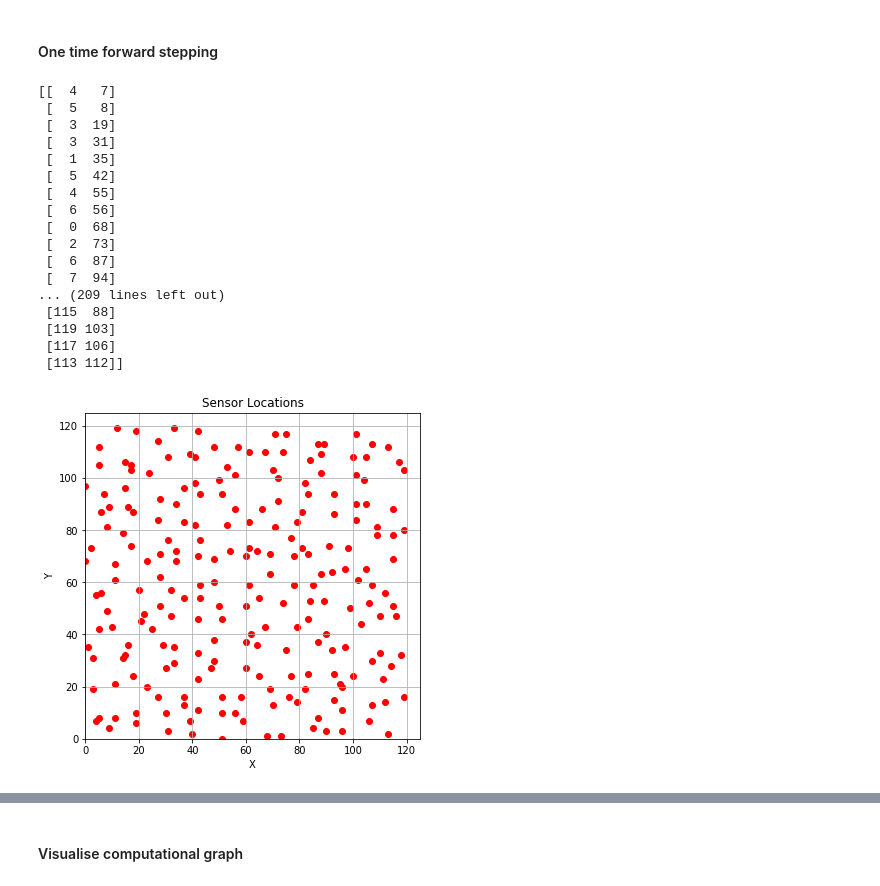
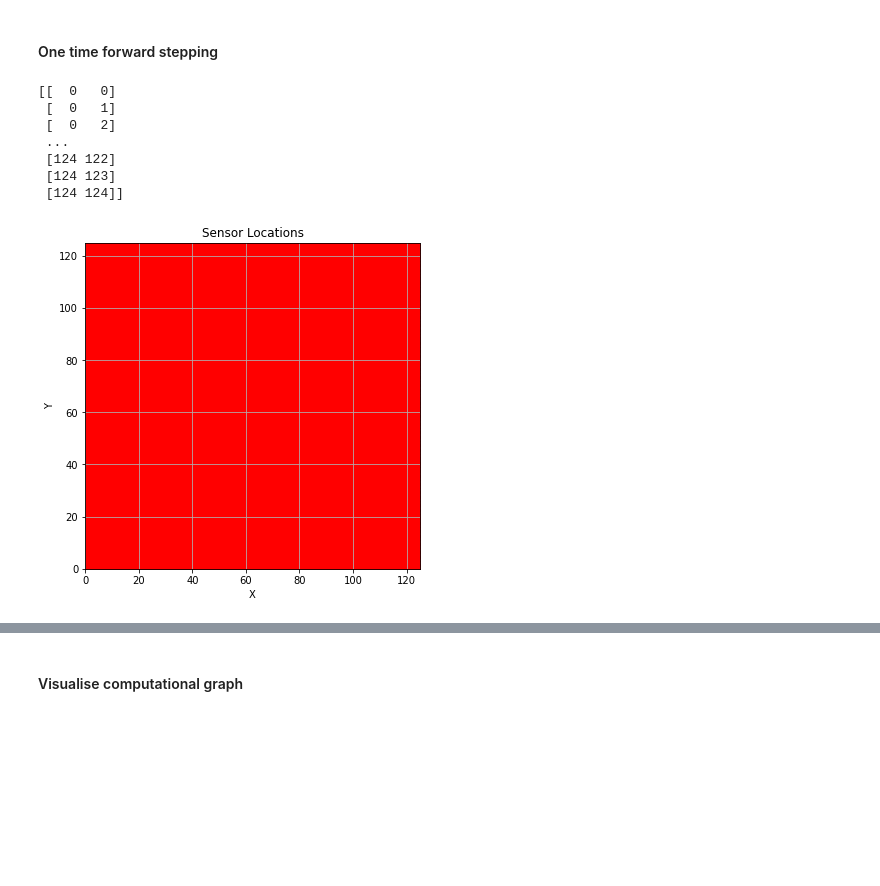
Before and after one commit to guodh321/AI4WaveEqn, a Jupyter notebook: 7_wave_eqn_MultiStepDA_Checkerboard.ipynb, the cells around one changed output, grey strips where cells are left out. Cells and saved outputs as stored; diff of their text form; code cells hidden in the pictures; blank space fills up the shorter version.

Commit message:
0403 update checkerboard

```diff
--- a/7_wave_eqn_MultiStepDA_Checkerboard.ipynb
+++ b/7_wave_eqn_MultiStepDA_Checkerboard.ipynb
@@ -454,3 +487,21 @@ plt.colorbar()  # Optionally, display a colorbar
 plt.show()
 # %% [output]
 [figure]
+# %%
+torch.manual_seed(0)  # Set the seed
+
+a = 0.5  # lower bound
+b = 3  # upper bound
+vec = a + (b - a) * torch.rand(5, requires_grad=True, dtype=torch.float64, device=device)
+
+c = torch.ones((25, 25), device='cuda:0', dtype=torch.float64)
+
+for i in range(5):
+    for j in range(5):
+        ones = torch.zeros((25, 25), device='cuda:0', dtype=torch.float64)
+        ones[i*5:(i+1)*5, j*5:(j+1)*5] = torch.rand(1).item()  # Assign a random value
+        c += ones * vec[i]
+
+plt.imshow(c.cpu().detach().numpy())  # Display the matrix as an image
+plt.colorbar()  # Optionally, display a colorbar
+plt.show()
@@ -456,0 +512,18 @@ plt.show()
+# %%
+def create_simple_checkerboard(c_values_tensor):
+    c = torch.ones((xysize, xysize), device=device)
+
+    for i in range(c_values_tensor.shape[0]):
+        for j in range(c_values_tensor.shape[0]):
+            ones = torch.zeros((xysize, xysize), device=device)
+            ones[i*int(xysize/c_values_tensor.shape[0]):(i+1)*int(xysize/c_values_tensor.shape[0]), j*int(xysize/c_values_tensor.shape[0]):(j+1)*int(xysize/c_values_tensor.shape[0])] = (i+j) % 2  # Alternate between 0 and 1
+            c += ones * c_values_tensor[i]
+
+    return c
+# %%
+C_tensors_list = [10, 6, 7, 8, 9]
+c_tensor = torch.tensor(C_tensors_list, dtype=torch.float32, device=device, requires_grad=True)
+c = create_simple_checkerboard(c_tensor)
+plt.imshow(c.cpu().detach().numpy())  # Display the matrix as an image
+plt.colorbar()  # Optionally, display a colorbar
+plt.show()
@@ -711,57 +851,47 @@ np.random.seed(0)
 # Define the size of your domain
 domain_size = (xysize, xysize)  # Example: xysizexxysize grid
 
-n_srata = 15    #  5
+n_srata = 125    #  5
 n_sensors = n_srata * n_srata
 
 # Define the number of strata in each dimension
 strata_size = (n_srata, n_srata)  # Example: 10x10 strata
 
 # Calculate the size of each stratum
 stratum_size = (domain_size[0] // strata_size[0], domain_size[1] // strata_size[1])
 
 # Generate random sensor locations within each stratum
 sensor_indices = np.array([
     (np.random.randint(i * stratum_size[0], (i + 1) * stratum_size[0]),
      np.random.randint(j * stratum_size[1], (j + 1) * stratum_size[1]))
     for i in range(strata_size[0])
     for j in range(strata_size[1])
 ])
 
 # Plot the domain
 plt.figure(figsize=(6, 6))
 plt.xlim(0, domain_size[0])
 plt.ylim(0, domain_size[1])
 
 print(sensor_indices)
 
 # Plot the sensor locations
 plt.scatter(sensor_indices[:, 0], sensor_indices[:, 1], color='red')
 
 plt.title('Sensor Locations')
 plt.xlabel('X')
 plt.ylabel('Y')
 plt.grid(True)
 plt.show()
 # %% [output]
-[[  4   7]
- [  5   8]
- [  3  19]
- [  3  31]
- [  1  35]
- [  5  42]
- [  4  55]
- [  6  56]
- [  0  68]
- [  2  73]
- [  6  87]
- [  7  94]
-... (209 lines left out)
- [115  88]
- [119 103]
- [117 106]
- [113 112]]
+[[  0   0]
+ [  0   1]
+ [  0   2]
+ ...
+ [124 122]
+ [124 123]
+ [124 124]]
-[figure, old version]
+[figure, new version]
 # %%
 # Convert sensor_indices to a PyTorch tensor
 sensor_indices = torch.tensor(sensor_indices)
```
Also changed, not shown: parts of 13 cells of this notebook.
